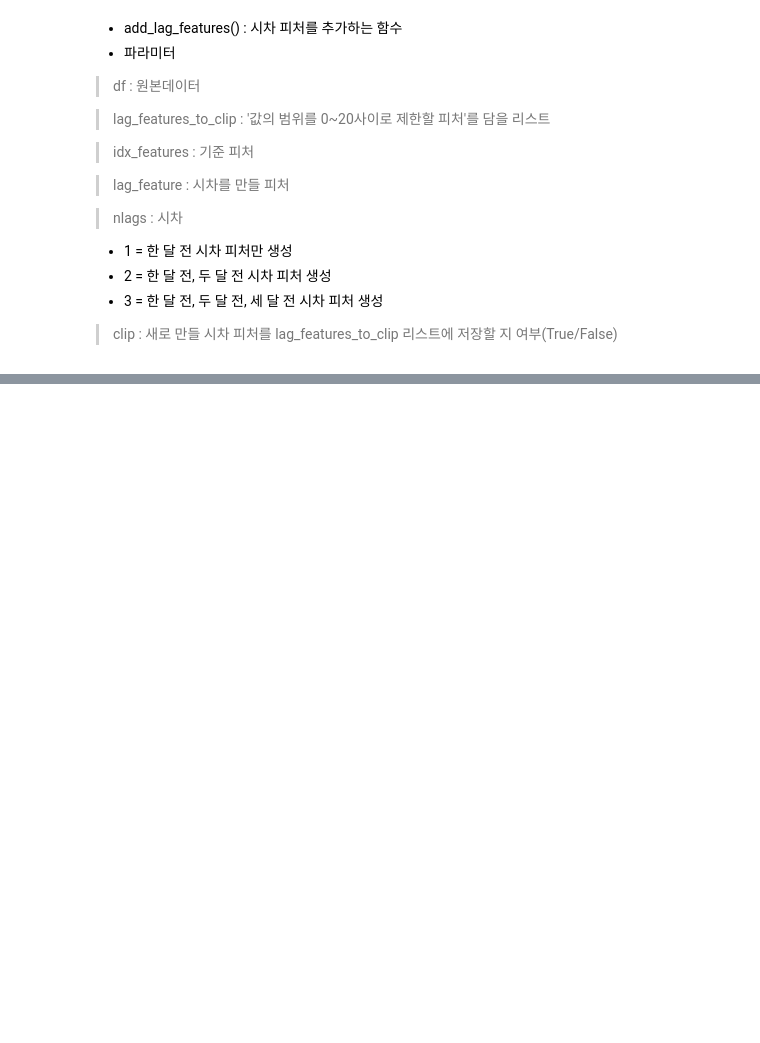
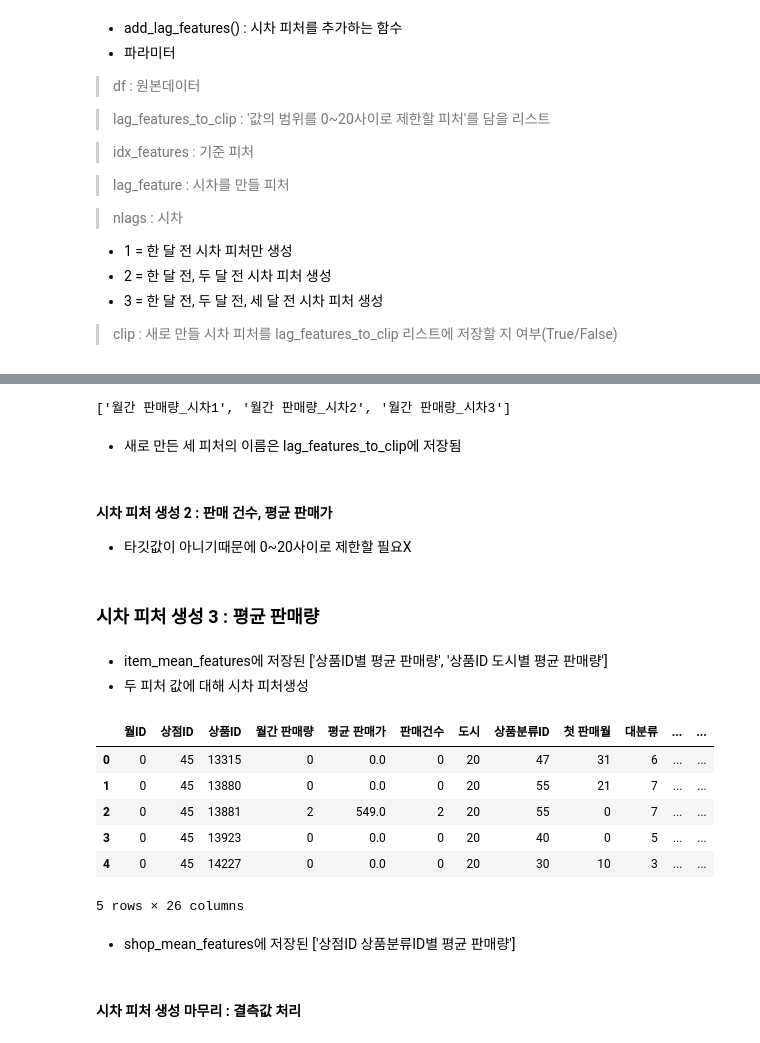
Before and after one commit to kiyong21c/kaggle, a Jupyter notebook: 20220627_future-sales-predict-feature-feature_engineering.ipynb, the cells around one changed output, grey strips where cells are left out. Drawn from its saved outputs; the diff is of its cells as text; code cells hidden in the pictures; blank space fills up the shorter version.

```diff
--- a/20220627_future-sales-predict-feature-feature_engineering.ipynb
+++ b/20220627_future-sales-predict-feature-feature_engineering.ipynb
@@ -598,0 +619,11 @@ def add_lag_features(df, lag_features_to_clip, idx_features,
+# %%
+lag_features_to_clip = [] # 0~20 사이로 제한할 시차 피처명을 담을 리스트
+idx_features = ['월ID', '상점ID', '상품ID']
+
+# idx_features를 기준으로 월간 판매량의 세달치 시차 피처 생성
+all_data, lag_features_to_clip = add_lag_features(df=all_data,
+                                                  lag_features_to_clip=lag_features_to_clip,
+                                                  idx_features=idx_features,
+                                                  lag_feature='월간 판매량',
+                                                  nlags=3,
+                                                  clip=True)    # 값을 0~20 사이로 제한
@@ -598,0 +639,54 @@ def add_lag_features(df, lag_features_to_clip, idx_features,
+# %%
+lag_features_to_clip
+# %% [output]
+['월간 판매량_시차1', '월간 판매량_시차2', '월간 판매량_시차3']
+# %% [markdown]
+ - 새로 만든 세 피처의 이름은 lag_features_to_clip에 저장됨
+# %% [markdown]
+#### 시차 피처 생성 2 : 판매 건수, 평균 판매가
+ - 타깃값이 아니기때문에 0~20사이로 제한할 필요X
+# %%
+# idx_features를 기준으로 판매 건수의 세달치 시차 피처 생성
+all_data, lag_features_to_clip = add_lag_features(df=all_data,
+                                                  lag_features_to_clip=lag_features_to_clip,
+                                                  idx_features=idx_features,
+                                                  lag_feature='판매건수',
+                                                  nlags=3,
+                                                  clip=False)    # 값을 0~20 사이로 제한
+
+# idx_features를 기준으로 평균 판매가 피처의 세달치 시차 피처 생성
+all_data, lag_features_to_clip = add_lag_features(df=all_data,
+                                                  lag_features_to_clip=lag_features_to_clip,
+                                                  idx_features=idx_features,
+                                                  lag_feature='평균 판매가',
+                                                  nlags=3,
+                                                  clip=False)    # 값을 0~20 사이로 제한
+# %% [markdown]
+### 시차 피처 생성 3 : 평균 판매량
+# %% [markdown]
+ - item_mean_features에 저장된 ['상품ID별 평균 판매량', '상품ID 도시별 평균 판매량']
+ - 두 피처 값에 대해 시차 피처생성
+# %%
+# idx_features를 기준으로 item_mean_features 요소별 시차 피처 생성
+for item_mean_feature in item_mean_features:
+    all_data, lag_features_to_clip = add_lag_features(df=all_data,
+                                                    lag_features_to_clip=lag_features_to_clip,
+                                                    idx_features=idx_features,
+                                                    lag_feature=item_mean_feature,
+                                                    nlags=3,
+                                                    clip=True)    # 값을 0~20 사이로 제한
+# %%
+# 시차 피처 만든 후 all_data에서 item_mean_features에 저장된 피처 제거
+# 이 피처들은 시차 피처를 만드는데 필요할 뿐 모델링에 사용하지 않음
+all_data = all_data.drop(item_mean_features, axis=1)
+all_data.head()
+# %% [output]
+|  | 월ID | 상점ID | 상품ID | 월간 판매량 | 평균 판매가 | 판매건수 | 도시 | 상품분류ID | 첫 판매월 | 대분류 | ... | ... |
+| 0 | 0 | 45 | 13315 | 0 | 0.0 | 0 | 20 | 47 | 31 | 6 | ... | ... |
+| 1 | 0 | 45 | 13880 | 0 | 0.0 | 0 | 20 | 55 | 21 | 7 | ... | ... |
+| 2 | 0 | 45 | 13881 | 2 | 549.0 | 2 | 20 | 55 | 0 | 7 | ... | ... |
+| 3 | 0 | 45 | 13923 | 0 | 0.0 | 0 | 20 | 40 | 0 | 5 | ... | ... |
+| 4 | 0 | 45 | 14227 | 0 | 0.0 | 0 | 20 | 30 | 10 | 3 | ... | ... |
+5 rows × 26 columns
+# %% [markdown]
+ - shop_mean_features에 저장된 ['상점ID 상품분류ID별 평균 판매량']
@@ -598,0 +705,2 @@ def add_lag_features(df, lag_features_to_clip, idx_features,
+# %% [markdown]
+#### 시차 피처 생성 마무리 : 결측값 처리
```
Also changed, not shown: parts of 33 cells of this notebook.
